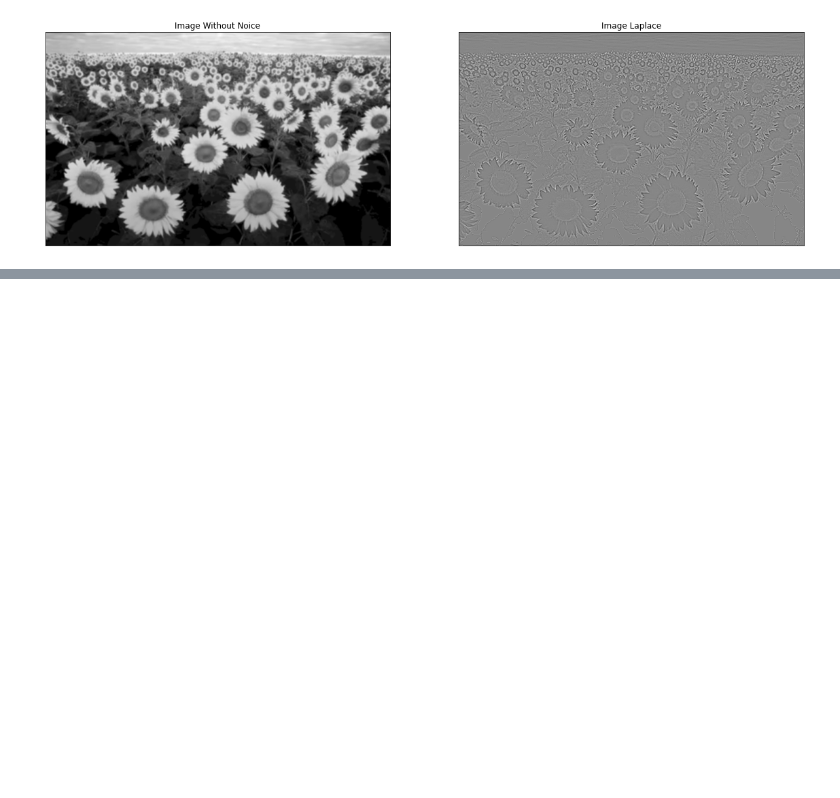
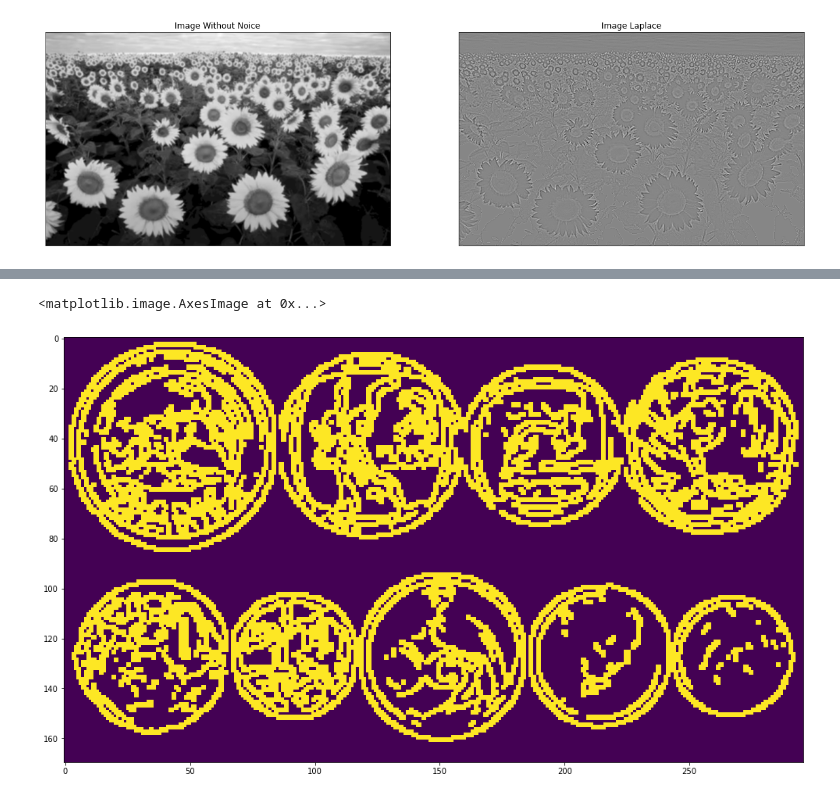
Before and after one commit to Travellerinfinity/Research-Project-A, a Jupyter notebook: blog_detection.ipynb, the cells around one changed output, grey strips where cells are left out. Cells and saved outputs as stored; diff of their text form; code cells hidden in the pictures; blank space fills up the shorter version.

```diff
--- a/blog_detection.ipynb
+++ b/blog_detection.ipynb
@@ -60,0 +94,14 @@ plt.show()
+# %%
+kernel = np.ones((2,2))
+imgdil = cv2.dilate(canny_img, kernel, iterations = 1)
+plt.figure(figsize=(20,10))
+
+"""# Perform morphology
+se = np.ones((2,2), dtype='uint8')
+imgclose = cv2.morphologyEx(imgdil, cv2.MORPH_CLOSE, se)
+"""
+plt.imshow(imgdil)
+#plt.imshow(imgclose)
+# %% [output]
+<matplotlib.image.AxesImage at 0x...>
+[figure, added]
```
Also changed, not shown: parts of 6 cells of this notebook, 9 other files.
